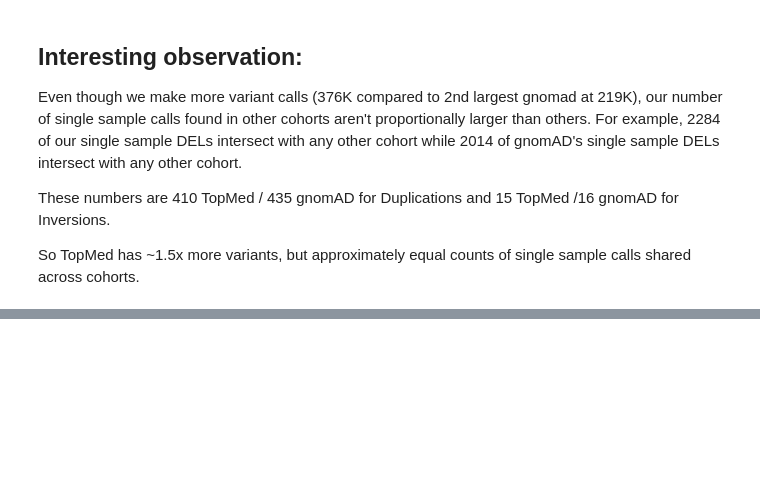
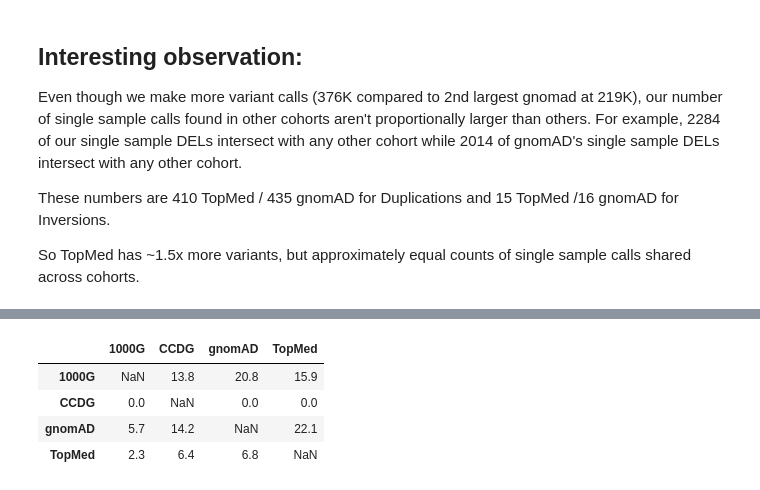
Before and after one commit to BCM-HGSC/TopMedSVQC, a Jupyter notebook: notebooks/KnownAnnoSVAFotate.ipynb, the cells around one changed output, grey strips where cells are left out. Saved outputs shown, nothing was run; the diff lists cells and outputs as text; code cells hidden in the pictures; blank space fills up the shorter version.

```diff
--- a/notebooks/KnownAnnoSVAFotate.ipynb
+++ b/notebooks/KnownAnnoSVAFotate.ipynb
@@ -203,0 +254,9 @@ So TopMed has ~1.5x more variants, but approximately equal counts of single samp
+# %%
+# What percent of ROW cohorts' singletons intersect with a COL call (of same type and 80% reciprocal overlap).
+(s_matrix *  100).round(1)
+# %% [output]
+|  | 1000G | CCDG | gnomAD | TopMed |
+| 1000G | NaN | 13.8 | 20.8 | 15.9 |
+| CCDG | 0.0 | NaN | 0.0 | 0.0 |
+| gnomAD | 5.7 | 14.2 | NaN | 22.1 |
+| TopMed | 2.3 | 6.4 | 6.8 | NaN |
```
Also changed, not shown: parts of 8 cells of this notebook, 1 other file.
